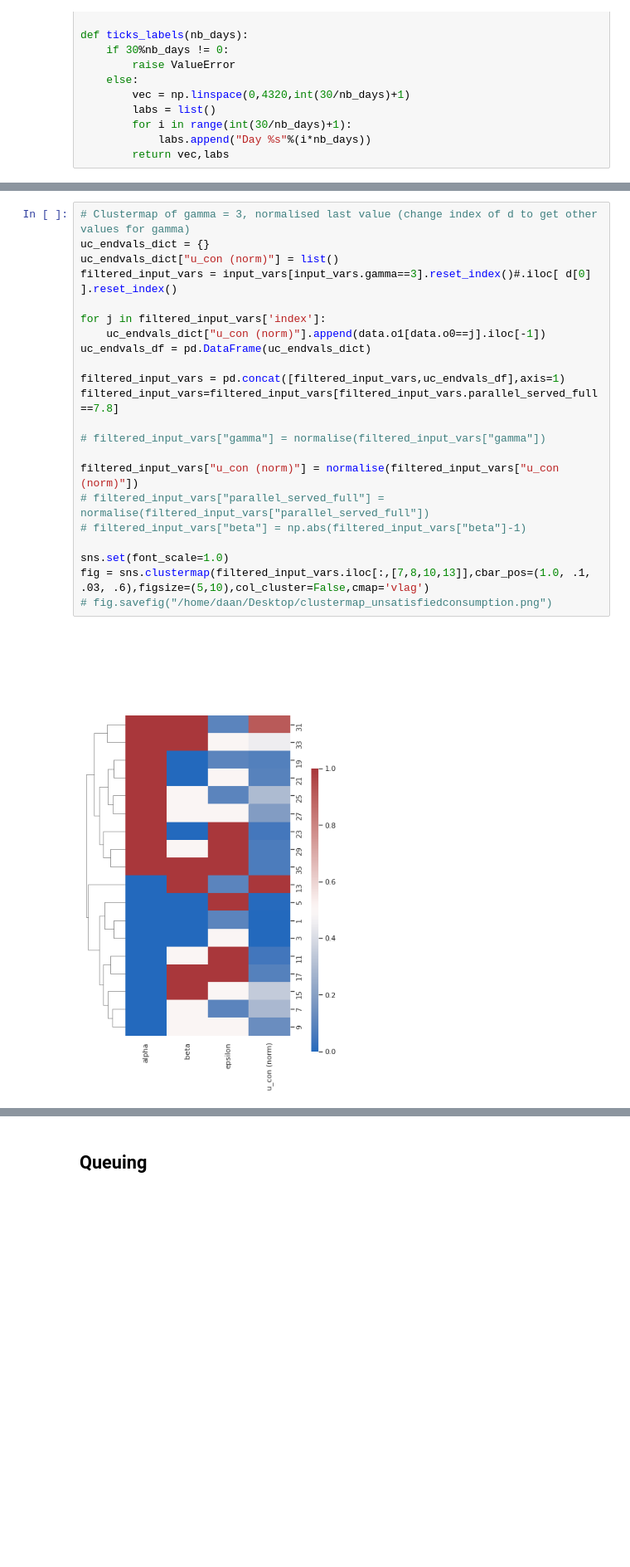
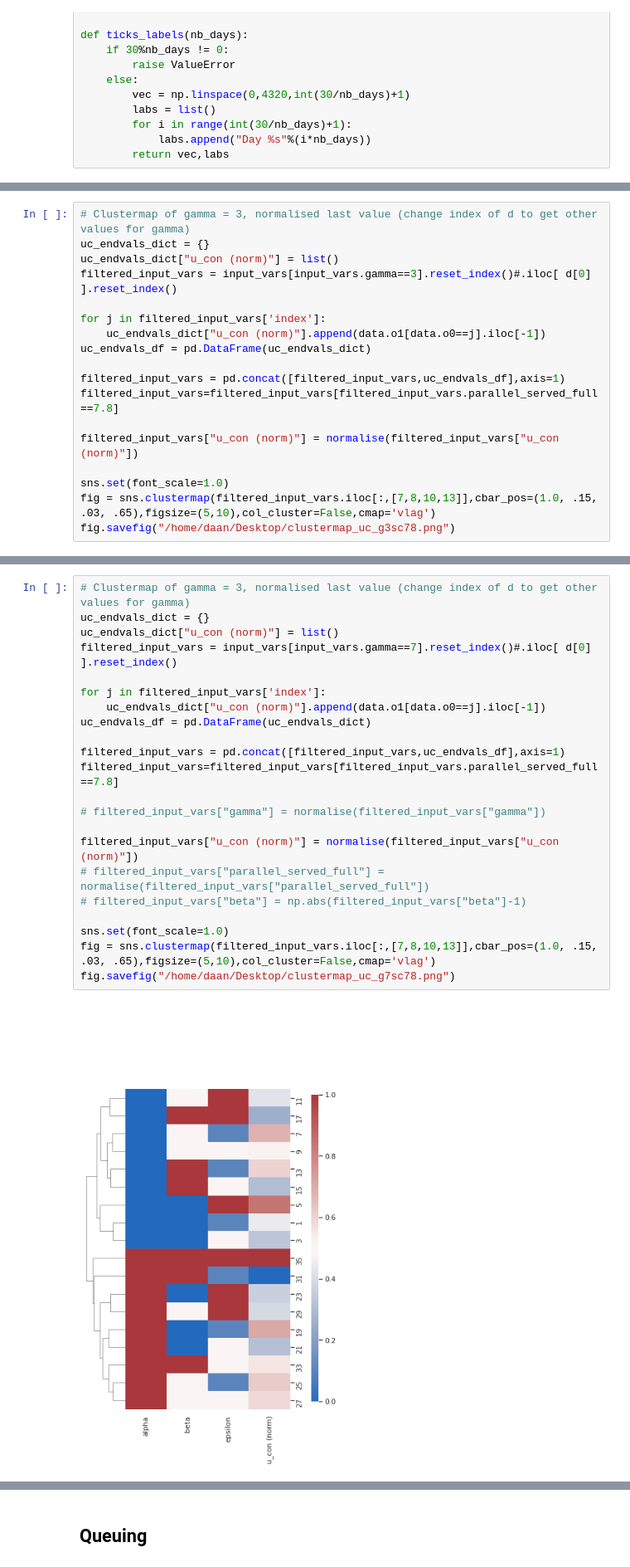
Before and after one commit to daanieo/FATM_ABM, a Jupyter notebook: results/sampling_base/Interpretation_sampling_base.ipynb, the cells around one changed output, grey strips where cells are left out. Shown at 83% size. Saved outputs shown, nothing was run; the diff lists cells and outputs as text; blank space fills up the shorter version.

```diff
--- a/results/sampling_base/Interpretation_sampling_base.ipynb
+++ b/results/sampling_base/Interpretation_sampling_base.ipynb
@@ -71,0 +71,18 @@ for a in ax:
+# %%
+# Clustermap of gamma = 3, normalised last value (change index of d to get other values for gamma)
+uc_endvals_dict = {}
+uc_endvals_dict["u_con (norm)"] = list()
+filtered_input_vars = input_vars[input_vars.gamma==3].reset_index()#.iloc[ d[0] ].reset_index()
+
+for j in filtered_input_vars['index']:
+    uc_endvals_dict["u_con (norm)"].append(data.o1[data.o0==j].iloc[-1])
+uc_endvals_df = pd.DataFrame(uc_endvals_dict)
+
+filtered_input_vars = pd.concat([filtered_input_vars,uc_endvals_df],axis=1)
+filtered_input_vars=filtered_input_vars[filtered_input_vars.parallel_served_full==7.8]
+
+filtered_input_vars["u_con (norm)"] = normalise(filtered_input_vars["u_con (norm)"])
+
+sns.set(font_scale=1.0)
+fig = sns.clustermap(filtered_input_vars.iloc[:,[7,8,10,13]],cbar_pos=(1.0, .15, .03, .65),figsize=(5,10),col_cluster=False,cmap='vlag')
+fig.savefig("/home/daan/Desktop/clustermap_uc_g3sc78.png")
@@ -72,24 +93,24 @@ for a in ax:
 # %%
 # Clustermap of gamma = 3, normalised last value (change index of d to get other values for gamma)
 uc_endvals_dict = {}
 uc_endvals_dict["u_con (norm)"] = list()
-filtered_input_vars = input_vars[input_vars.gamma==3].reset_index()#.iloc[ d[0] ].reset_index()
+filtered_input_vars = input_vars[input_vars.gamma==7].reset_index()#.iloc[ d[0] ].reset_index()
 
 for j in filtered_input_vars['index']:
     uc_endvals_dict["u_con (norm)"].append(data.o1[data.o0==j].iloc[-1])
 uc_endvals_df = pd.DataFrame(uc_endvals_dict)
 
 filtered_input_vars = pd.concat([filtered_input_vars,uc_endvals_df],axis=1)
 filtered_input_vars=filtered_input_vars[filtered_input_vars.parallel_served_full==7.8]
 
 # filtered_input_vars["gamma"] = normalise(filtered_input_vars["gamma"])
 
 filtered_input_vars["u_con (norm)"] = normalise(filtered_input_vars["u_con (norm)"])
 # filtered_input_vars["parallel_served_full"] = normalise(filtered_input_vars["parallel_served_full"])
 # filtered_input_vars["beta"] = np.abs(filtered_input_vars["beta"]-1)
 
 sns.set(font_scale=1.0)
-fig = sns.clustermap(filtered_input_vars.iloc[:,[7,8,10,13]],cbar_pos=(1.0, .1, .03, .6),figsize=(5,10),col_cluster=False,cmap='vlag')
-# fig.savefig("/home/daan/Desktop/clustermap_unsatisfiedconsumption.png")
+fig = sns.clustermap(filtered_input_vars.iloc[:,[7,8,10,13]],cbar_pos=(1.0, .15, .03, .65),figsize=(5,10),col_cluster=False,cmap='vlag')
+fig.savefig("/home/daan/Desktop/clustermap_uc_g7sc78.png")
 # %% [output]
-[figure, old version]
+[figure, new version]
```
Also changed, not shown: parts of 20 cells of this notebook.
